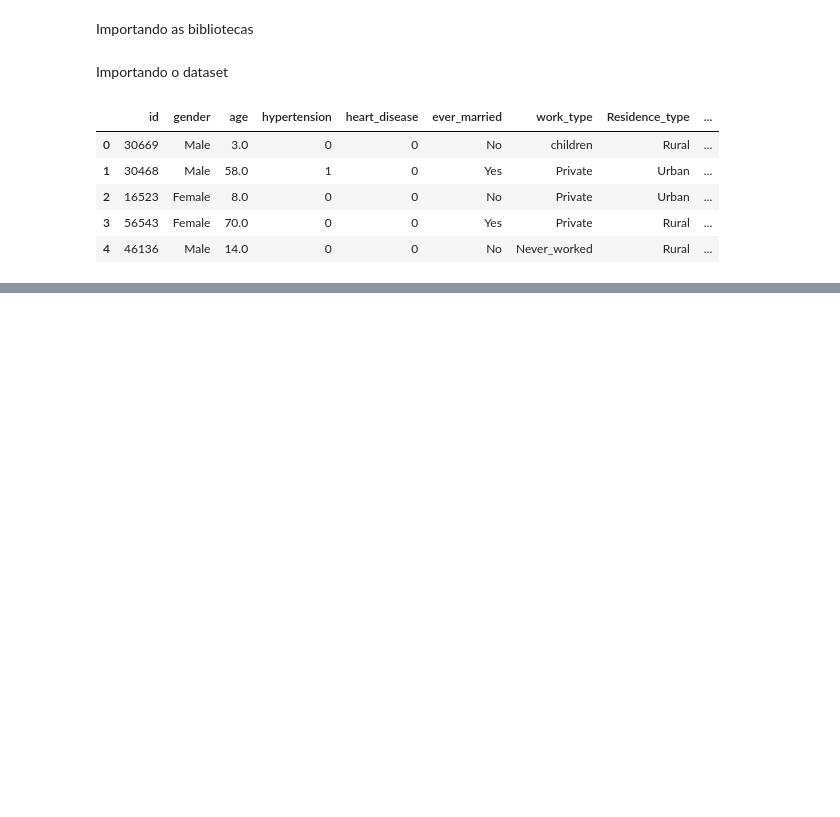
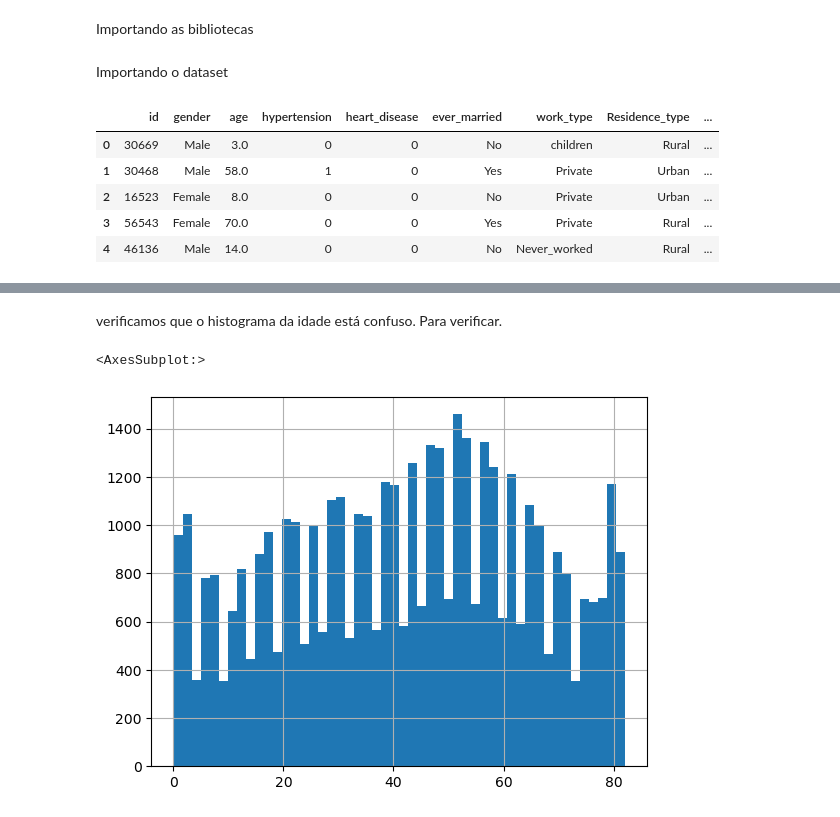
Before and after one commit to Jdss026/stroke-classifier, a Jupyter notebook: eda.ipynb, the cells around one changed output, grey strips where cells are left out. Drawn from its saved outputs; the diff is of its cells as text; code cells hidden in the pictures; blank space fills up the shorter version.

```diff
--- a/eda.ipynb
+++ b/eda.ipynb
@@ -57,0 +197,7 @@ memory usage: 4.0+ MB
+# %% [markdown]
+verificamos que o histograma da idade está confuso. Para verificar.
+# %%
+df['age'].hist(bins = 50)
+# %% [output]
+<AxesSubplot:>
+[figure, added]
```
Also changed, not shown: parts of 33 cells of this notebook.
